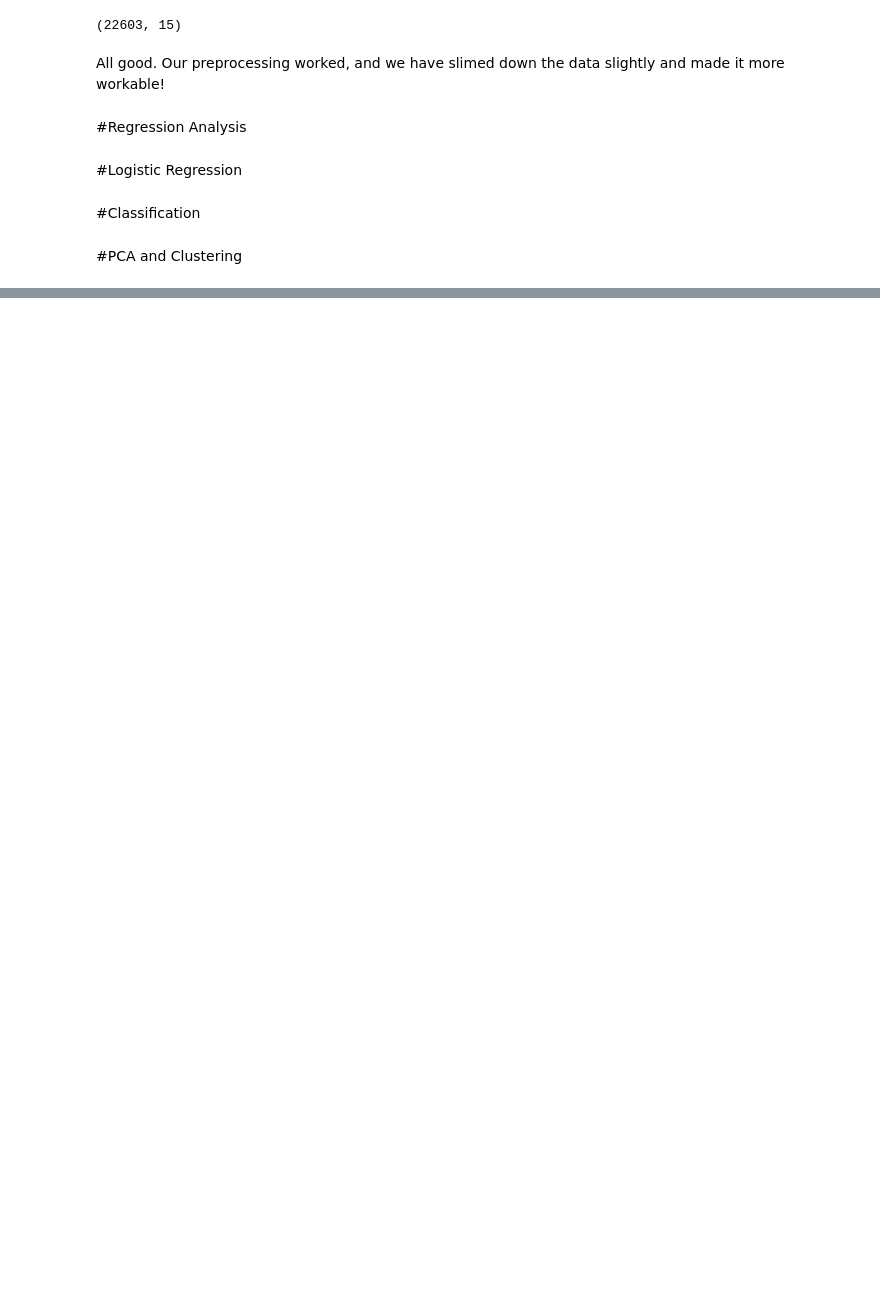
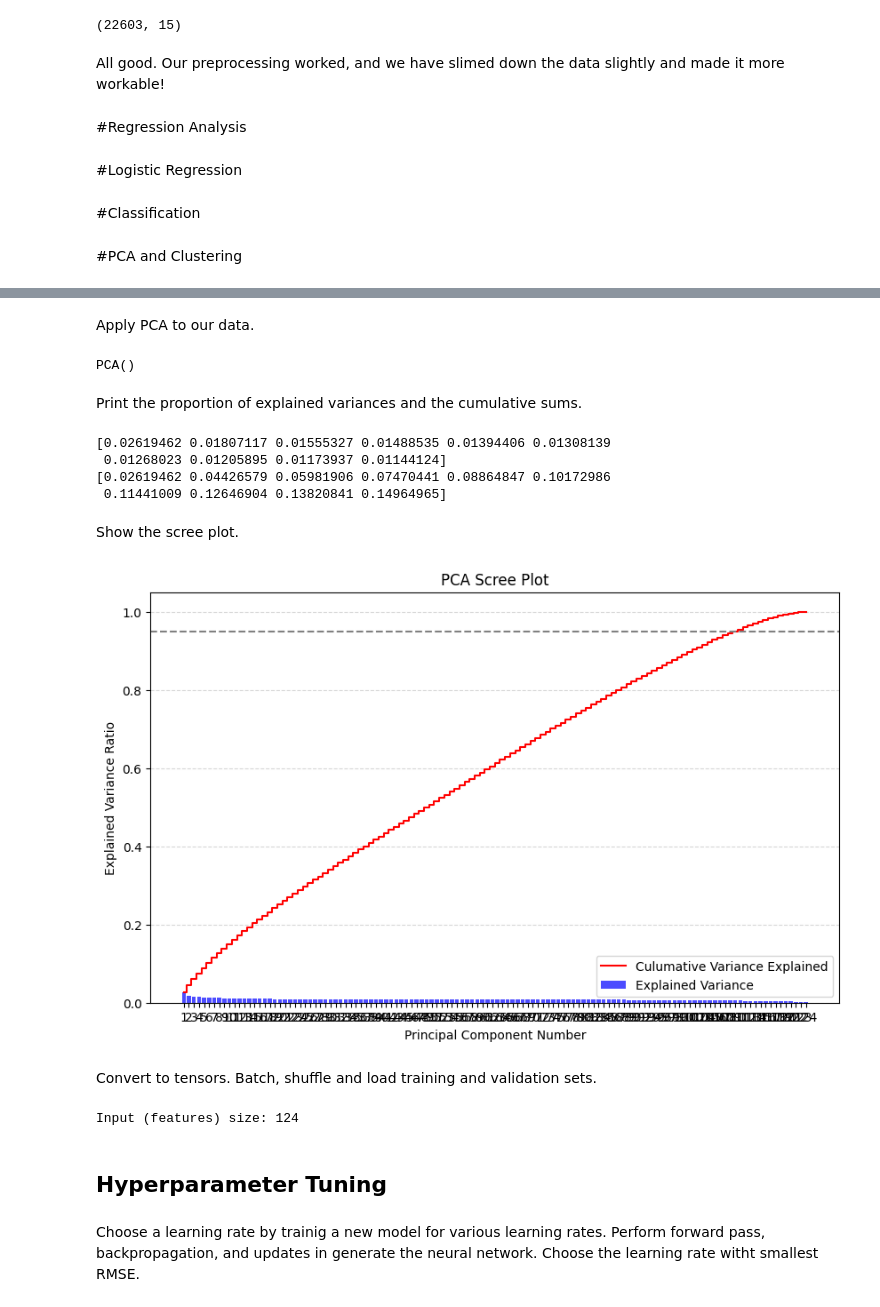
Before and after one commit to will-mccormack/CS-M148-Proj, a Jupyter notebook: Final_Project_Main.ipynb, the cells around one changed output, grey strips where cells are left out. Drawn from its saved outputs; the diff is of its cells as text; code cells hidden in the pictures; blank space fills up the shorter version.

```diff
--- a/Final_Project_Main.ipynb
+++ b/Final_Project_Main.ipynb
@@ -521,0 +533,6 @@ All good. Our preprocessing worked, and we have slimed down the data slightly an
+# %%
+train_filepath = "https://raw.githubusercontent.com/will-mccormack/CS-M148-Proj/main/Data/train.csv"
+validation_filepath = "https://raw.githubusercontent.com/will-mccormack/CS-M148-Proj/main/Data/validation.csv"
+
+train_data_raw = pd.read_csv(train_filepath)
+validation_data_raw = pd.read_csv(train_filepath)
@@ -521,0 +650,5 @@ All good. Our preprocessing worked, and we have slimed down the data slightly an
+# %%
+train_data, val_data = load_and_align_datasets(train_filepath, validation_filepath)
+
+train_dataset = SpotifyDataset(train_data, is_train=True)
+val_dataset = SpotifyDataset(val_data, scaler=train_dataset.scaler, is_train=False)
@@ -521,0 +660,38 @@ All good. Our preprocessing worked, and we have slimed down the data slightly an
+# %% [markdown]
+Apply PCA to our data.
+# %%
+pca = PCA()
+pca.fit(train_dataset.x)
+# %% [output]
+PCA()
+# %% [markdown]
+Print the proportion of explained variances and the cumulative sums.
+# %%
+explained_variance_ratio = pca.explained_variance_ratio_
+cumulative_explained_variance_ratio = np.cumsum(explained_variance_ratio)
+
+print(explained_variance_ratio[:10])
+print(cumulative_explained_variance_ratio[:10])
+# %% [output]
+[0.02619462 0.01807117 0.01555327 0.01488535 0.01394406 0.01308139
+ 0.01268023 0.01205895 0.01173937 0.01144124]
+[0.02619462 0.04426579 0.05981906 0.07470441 0.08864847 0.10172986
+ 0.11441009 0.12646904 0.13820841 0.14964965]
+# %% [markdown]
+Show the scree plot.
+# %%
+plt.figure(figsize=(10,6))
+plt.bar(range(1,len(explained_variance_ratio)+1),explained_variance_ratio,label='Explained Variance',color='blue',alpha=0.7,align='center')
+plt.step(range(1,len(cumulative_explained_variance_ratio)+1),cumulative_explained_variance_ratio,where='mid',label='Culumative Variance Explained',color='red')
+plt.title('PCA Scree Plot')
+plt.ylabel('Explained Variance Ratio')
+plt.xlabel('Principal Component Number')
+plt.legend(loc='best')
+plt.axhline(y=0.95,color='gray',linestyle='--',label='95% Threshold')
+plt.xticks(range(1,len(cumulative_explained_variance_ratio)+1))
+plt.grid(axis='y',linestyle='--',alpha=0.5)
+plt.show()
+# %% [output]
+[figure, added]
+# %% [markdown]
+Convert to tensors. Batch, shuffle and load training and validation sets.
@@ -521,0 +707,13 @@ All good. Our preprocessing worked, and we have slimed down the data slightly an
+# %%
+BATCH_SIZE = 1024
+train_loader = DataLoader(dataset=train_dataset, batch_size=BATCH_SIZE, shuffle=True, num_workers=2,pin_memory=True)
+val_loader = DataLoader(dataset=val_dataset, batch_size=BATCH_SIZE, shuffle=False, num_workers=2,pin_memory=True)
+
+input_size = x_train_transformed.shape[1]
+print(f"Input (features) size: {input_size}")
+# %% [output]
+Input (features) size: 124
+# %% [markdown]
+## Hyperparameter Tuning
+# %% [markdown]
+Choose a learning rate by trainig a new model for various learning rates. Perform forward pass, backpropagation, and updates in generate the neural network. Choose the learning rate witht smallest RMSE.
```
Also changed, not shown: parts of 22 cells of this notebook.
